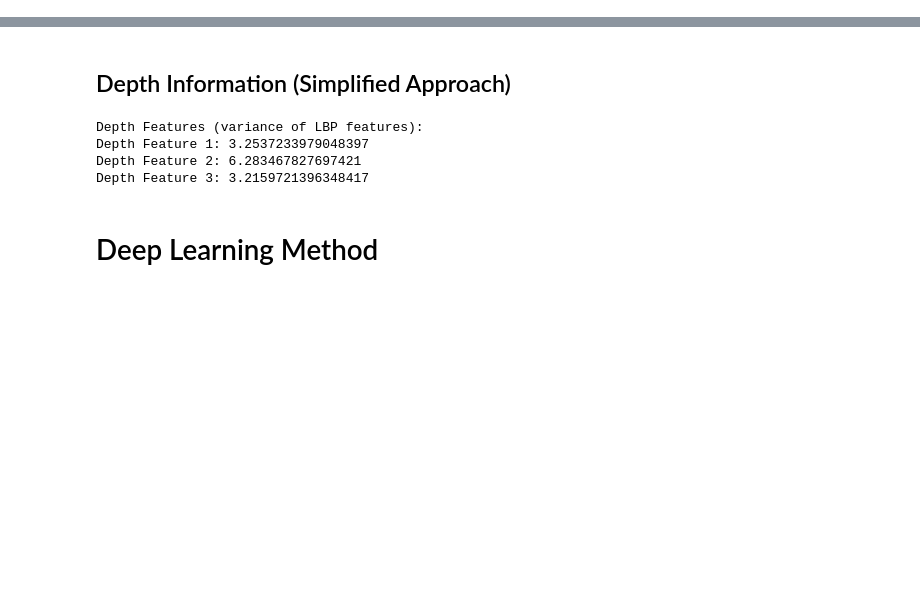
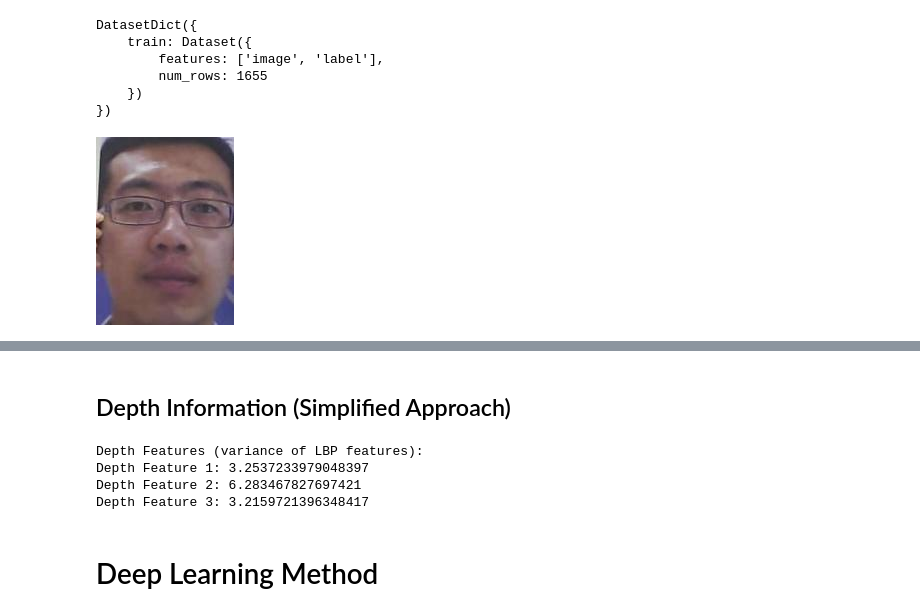
Before and after one commit to Bahareh0281/Video-Based-Face-Liveness-Detection, a Jupyter notebook: main.ipynb, the cells around one changed output, grey strips where cells are left out. Drawn from its saved outputs; the diff is of its cells as text; code cells hidden in the pictures; blank space fills up the shorter version.

```diff
--- a/main.ipynb
+++ b/main.ipynb
@@ -152,0 +22,13 @@ for cropped_face in cropped_faces[:5]:
+# %%
+Dataset
+# %% [output]
+DatasetDict({
+    train: Dataset({
+        features: ['image', 'label'],
+        num_rows: 1655
+    })
+})
+# %%
+Dataset['train']['image'][0]
+# %% [output]
+[figure, added]
```
Also changed, not shown: parts of 22 cells of this notebook.
